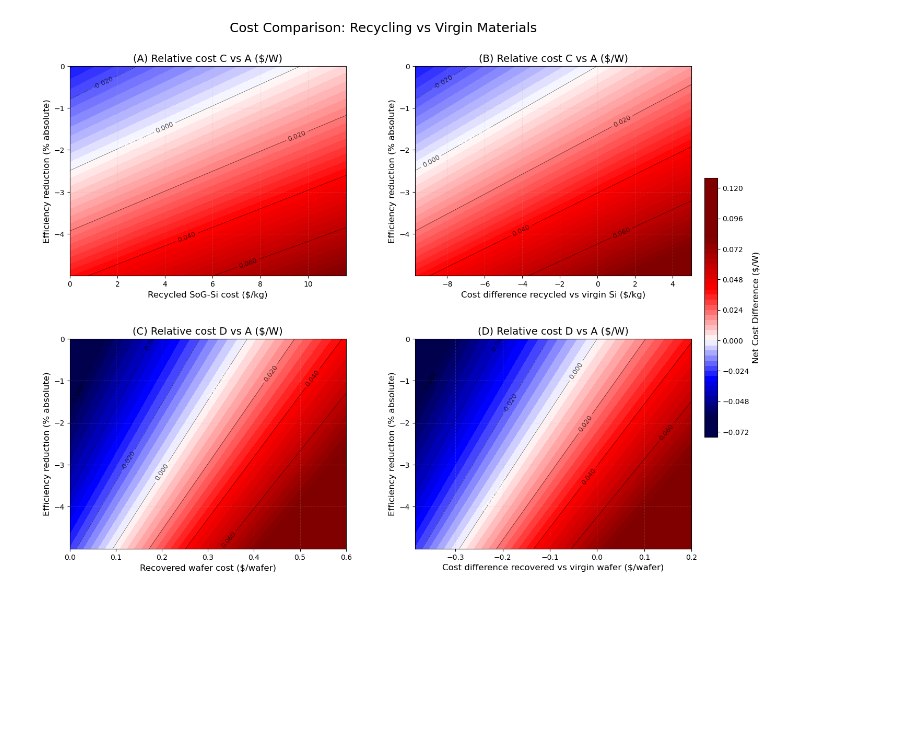
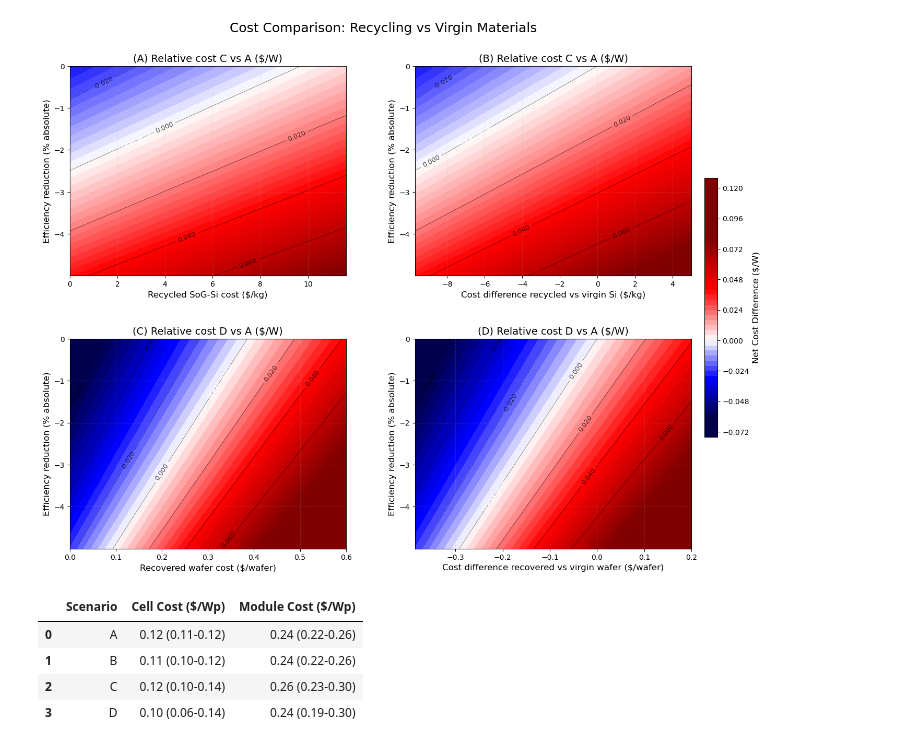
Before and after one commit to rmahjabin/PV-Solar-Recycling, a Jupyter notebook: pvmontecarlo_2020.ipynb, the cells around one changed output. Saved outputs shown, nothing was run; the diff lists cells and outputs as text; code cells hidden in the pictures; blank space fills up the shorter version.

```diff
--- a/pvmontecarlo_2020.ipynb
+++ b/pvmontecarlo_2020.ipynb
@@ -601,3 +601,43 @@ create_contour_plots()
 # %% [output]
 Generating contour plots for recycling scenarios...
 [figure]
+# %%
+# Summarize costs for both cell and module in Figure 4, formatted as "median (10th percentile–90th percentile)"
+def summarize_costs(cell_results, module_results):
+  summary = []
+  for scenario in cell_results:
+    cell_costs = cell_results[scenario]
+    module_costs = module_results[scenario]
+
+    cell_median = np.median(cell_costs)
+    cell_p10 = np.percentile(cell_costs, 10)
+    cell_p90 = np.percentile(cell_costs, 90)
+
+    module_median = np.median(module_costs)
+    module_p10 = np.percentile(module_costs, 10)
+    module_p90 = np.percentile(module_costs, 90)
+
+    summary.append({
+      'Scenario': scenario,
+      'Cell Cost ($/Wp)': f"{cell_median:.2f} ({cell_p10:.2f}-{cell_p90:.2f})",
+      'Module Cost ($/Wp)': f"{module_median:.2f} ({module_p10:.2f}-{module_p90:.2f})"
+    })
+
+  return pd.DataFrame(summary)
+
+# Recompute costs if not already stored
+production_type = 'cell'
+cell_results = generate_costs_by_scenario(df, production_type, target_unit, conversion_matrix)
+
+production_type = 'module'
+module_results = generate_costs_by_scenario(df, production_type, target_unit, conversion_matrix)
+
+# Generate and display formatted summary
+summary_df = summarize_costs(cell_results, module_results)
+display(summary_df)
+# %% [output]
+|  | Scenario | Cell Cost ($/Wp) | Module Cost ($/Wp) |
+| 0 | A | 0.12 (0.11-0.12) | 0.24 (0.22-0.26) |
+| 1 | B | 0.11 (0.10-0.12) | 0.24 (0.22-0.26) |
+| 2 | C | 0.12 (0.10-0.14) | 0.26 (0.23-0.30) |
+| 3 | D | 0.10 (0.06-0.14) | 0.24 (0.19-0.30) |
```
Also changed, not shown: parts of 7 cells of this notebook.
